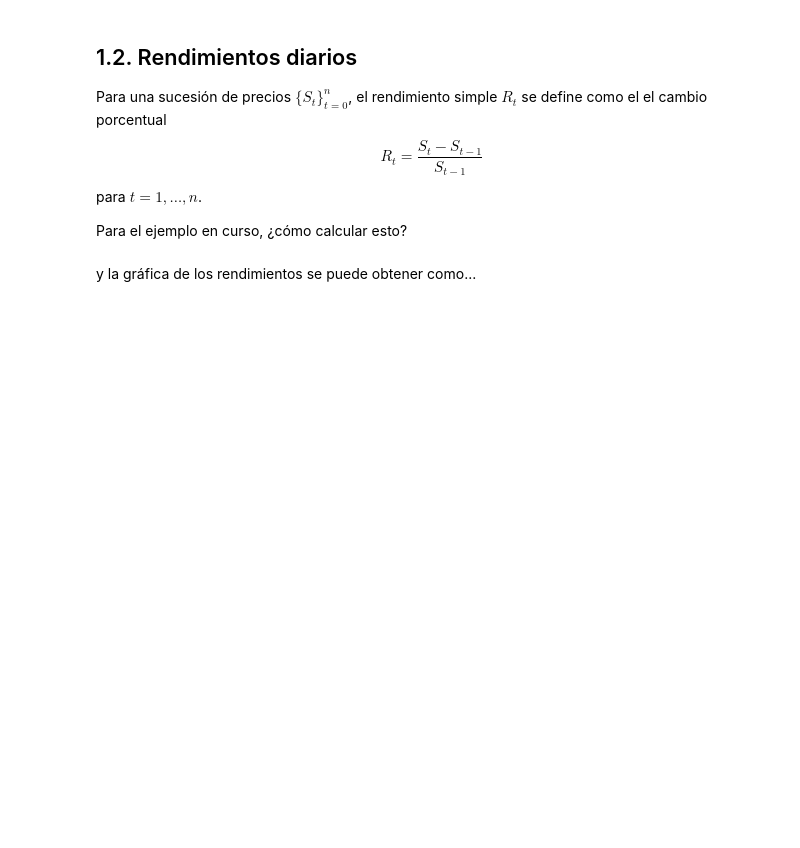
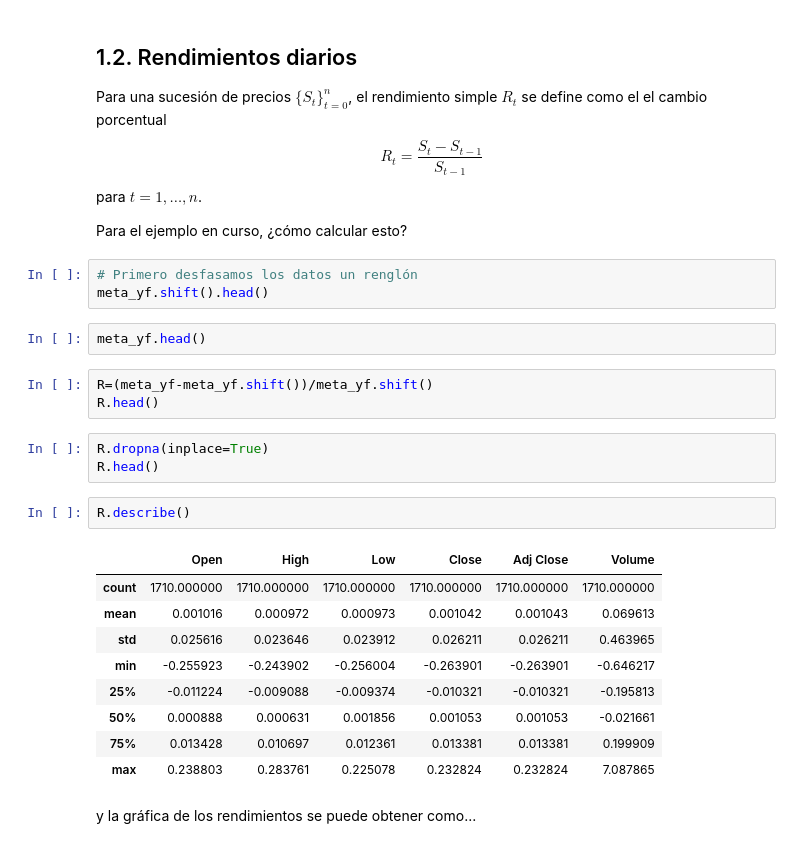
Before and after one commit to ArellanoMCarlos/SimMat_P2024, a Jupyter notebook: Módulo 2 - Montecarlo/Simulación de escenarios futuros.ipynb, the cells around one changed output. Cells and saved outputs as stored; diff of their text form; blank space fills up the shorter version.

```diff
--- a/Módulo 2 - Montecarlo/Simulación de escenarios futuros.ipynb
+++ b/Módulo 2 - Montecarlo/Simulación de escenarios futuros.ipynb
@@ -52,5 +154,28 @@ $$
 para $t=1,\ldots,n$.
 
 Para el ejemplo en curso, ¿cómo calcular esto?
+# %%
+# Primero desfasamos los datos un renglón
+meta_yf.shift().head()
+# %%
+meta_yf.head()
+# %%
+R=(meta_yf-meta_yf.shift())/meta_yf.shift()
+R.head()
+# %%
+R.dropna(inplace=True)
+R.head()
+# %%
+R.describe()
+# %% [output]
+|  | Open | High | Low | Close | Adj Close | Volume |
+| count | 1710.000000 | 1710.000000 | 1710.000000 | 1710.000000 | 1710.000000 | 1710.000000 |
+| mean | 0.001016 | 0.000972 | 0.000973 | 0.001042 | 0.001043 | 0.069613 |
+| std | 0.025616 | 0.023646 | 0.023912 | 0.026211 | 0.026211 | 0.463965 |
+| min | -0.255923 | -0.243902 | -0.256004 | -0.263901 | -0.263901 | -0.646217 |
+| 25% | -0.011224 | -0.009088 | -0.009374 | -0.010321 | -0.010321 | -0.195813 |
+| 50% | 0.000888 | 0.000631 | 0.001856 | 0.001053 | 0.001053 | -0.021661 |
+| 75% | 0.013428 | 0.010697 | 0.012361 | 0.013381 | 0.013381 | 0.199909 |
+| max | 0.238803 | 0.283761 | 0.225078 | 0.232824 | 0.232824 | 7.087865 |
 # %% [markdown]
 y la gráfica de los rendimientos se puede obtener como...
```
Also changed, not shown: parts of 28 cells of this notebook, 1 other file.
